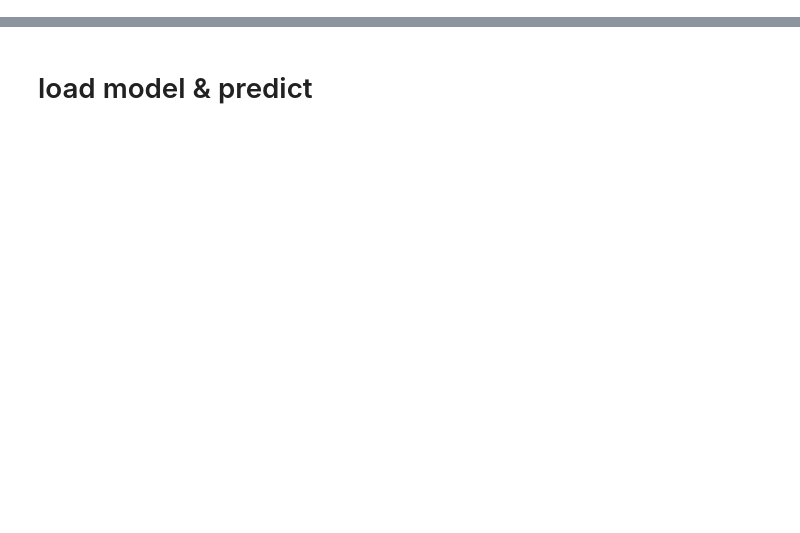
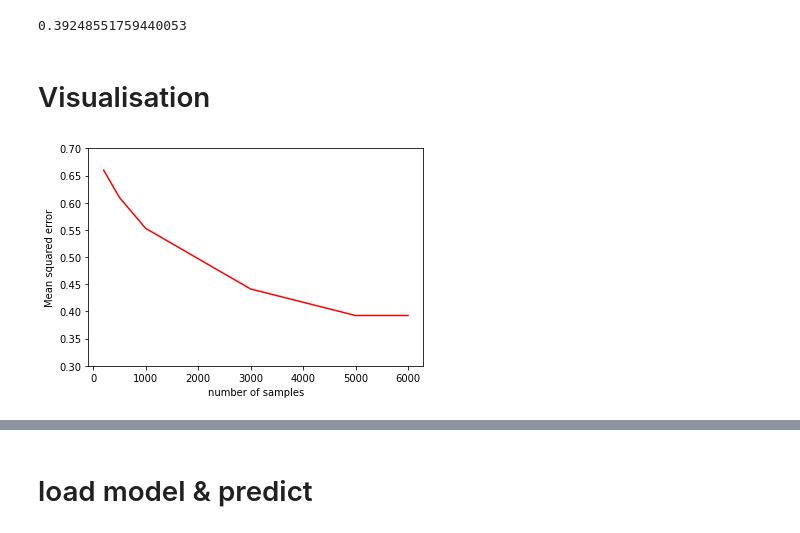
Before and after one commit to ZamDimon/ML-Wikipedia-Runner, a Jupyter notebook: internal/model/tf_iddf.ipynb, the cells around one changed output, grey strips where cells are left out. Cells and saved outputs as stored; diff of their text form; code cells hidden in the pictures; blank space fills up the shorter version.

```diff
--- a/internal/model/tf_iddf.ipynb
+++ b/internal/model/tf_iddf.ipynb
@@ -258,0 +222,6 @@ print((test_q1_tfidf == 0).sum())
+# %%
+print(mean_squared_error(xgb_reg.predict(X_test), y_test))
+# %% [output]
+0.39248551759440053
+# %% [markdown]
+# Visualisation
@@ -258,0 +241,15 @@ print((test_q1_tfidf == 0).sum())
+# %%
+res_number_samples_mse = []
+number = [200, 500, 1000, 3000, 5000, 6000]
+for i in number:
+    xgb_reg = XGBRegressor(**params)
+    xgb_reg.fit(X_train[:i], y_train[:i])
+    res_number_samples_mse.append(mean_squared_error(xgb_reg.predict(X_test), y_test))
+# %%
+plt.plot(number, res, 'r')
+plt.ylim([0.3, 0.7])
+plt.xlabel('number of samples')
+plt.ylabel('Mean squared error')
+plt.savefig('visualisation/number_of_samples_MSE.png')
+# %% [output]
+[figure, added]
```
Also changed, not shown: parts of 61 cells of this notebook, 10 other files.
